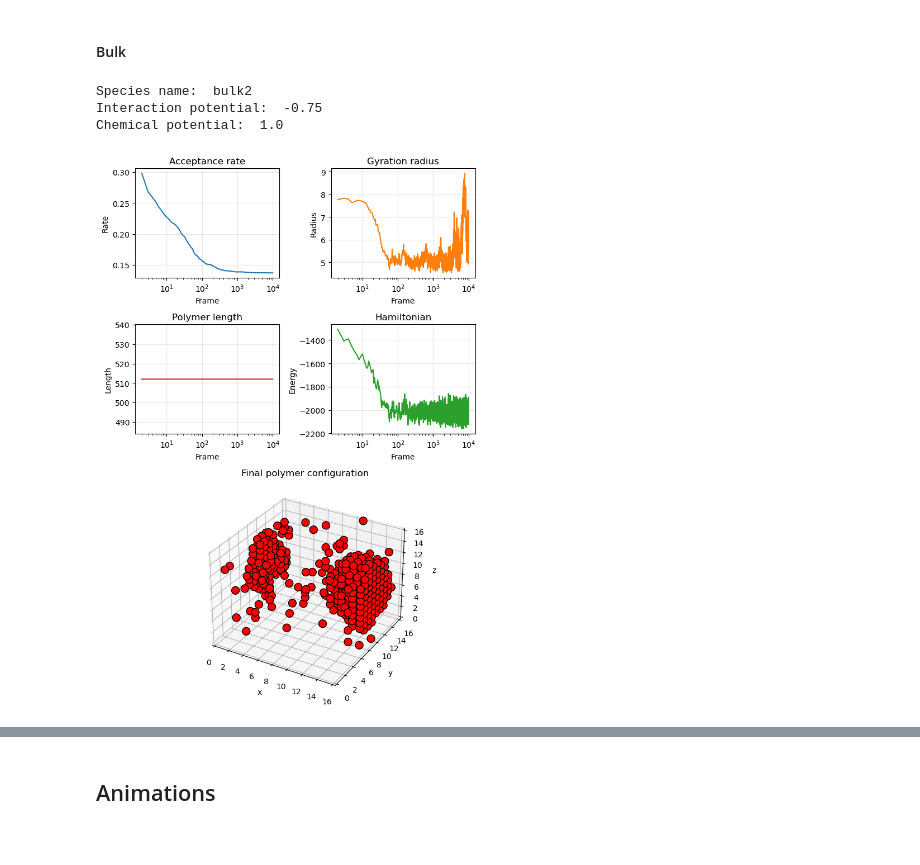
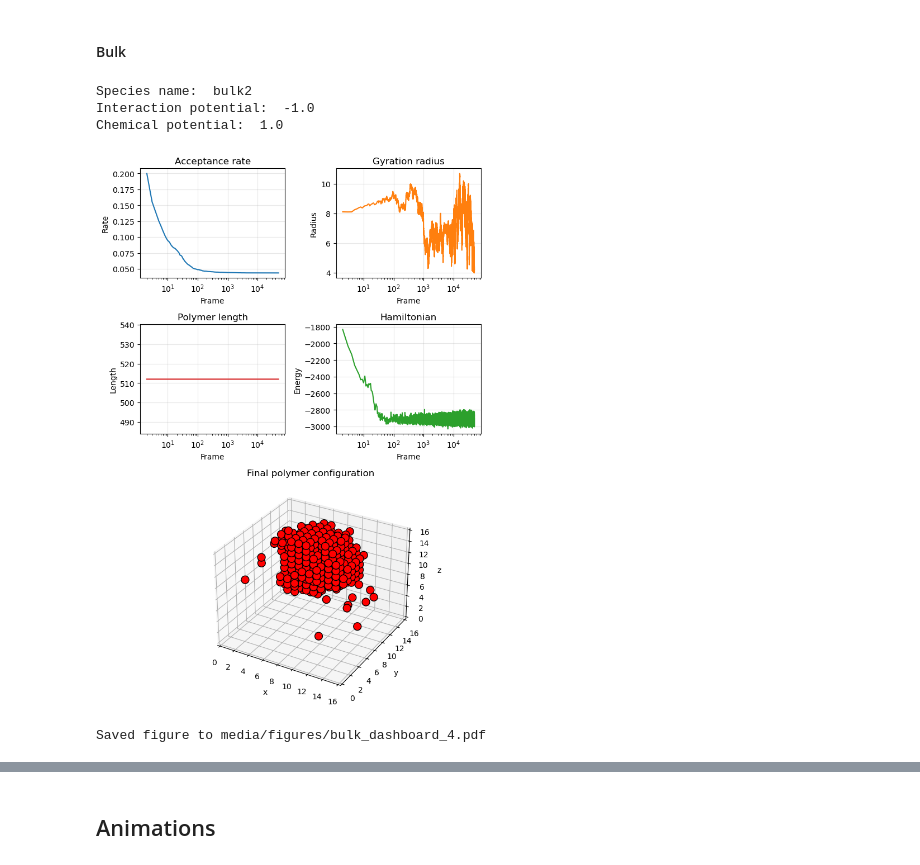
Before and after one commit to ta-rekt/Droplet, a Jupyter notebook: viz.ipynb, the cells around one changed output, grey strips where cells are left out. Drawn from its saved outputs; the diff is of its cells as text; code cells hidden in the pictures.

Commit message:
presentable bulk phase separation results

```diff
--- a/viz.ipynb
+++ b/viz.ipynb
@@ -304,13 +307,21 @@ Saved figure to media/figures/radius_gyration_vs_interaction_potential.pdf
 #### Bulk
 # %%
 # Example usage:
-alpha_index = 2
+alpha_index = 1
 beta_index = 1
-fig = plot_simulation_dashboard('data/20251104/bulk_phases/output_cpu{}.json'.format(alpha_index),
+fig = plot_simulation_dashboard('data/20251104/bulk_phases_45m/output_cpu{}.json'.format(alpha_index),
                                 alpha_index, beta_index, psize=100)
 # %% [output]
 Species name:  bulk2
-Interaction potential:  -0.75
+Interaction potential:  -1.0
 Chemical potential:  1.0
-[figure, old version]
+[figure, new version]
+# %%
+out_dir = "media/figures"
+os.makedirs(out_dir, exist_ok=True)
+out_path = os.path.join(out_dir, "bulk_dashboard_4.pdf")
+fig.savefig(out_path, format="pdf", bbox_inches="tight")
+print("Saved figure to", out_path)
+# %% [output]
+Saved figure to media/figures/bulk_dashboard_4.pdf
 # %%
```
Also changed, not shown: parts of 4 cells of this notebook, 6 other files.
